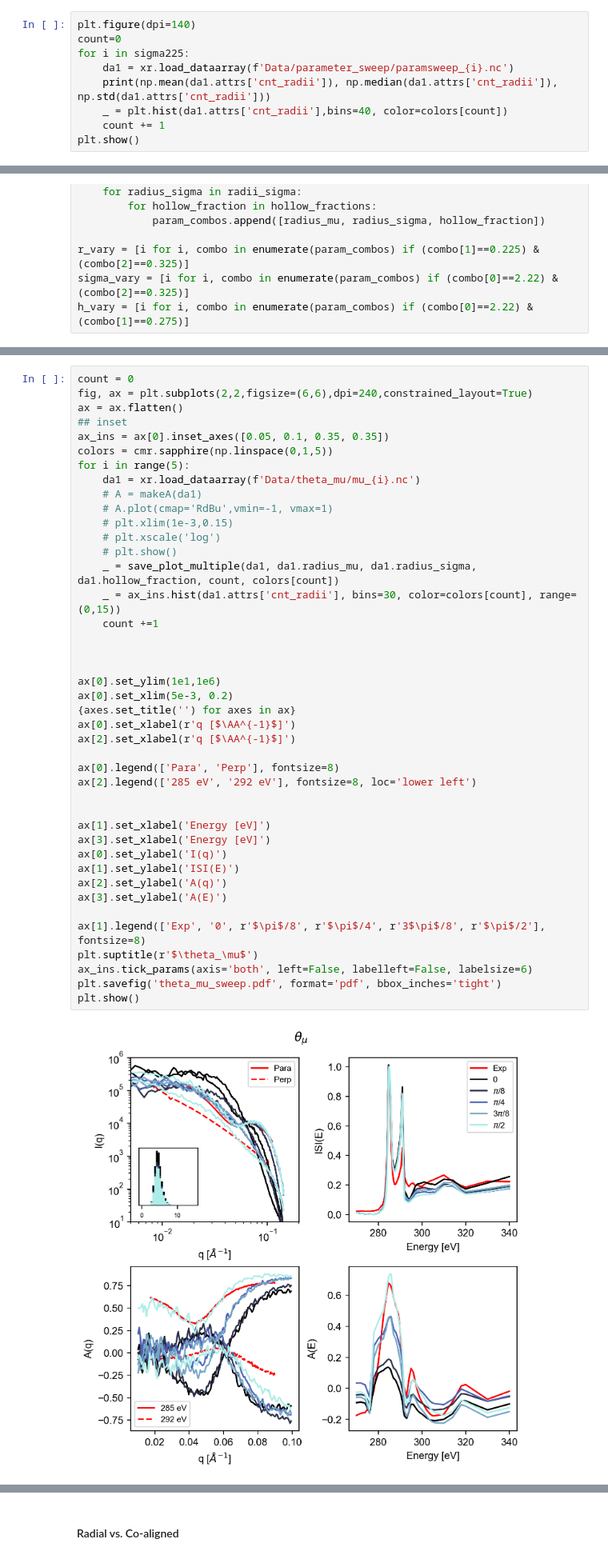
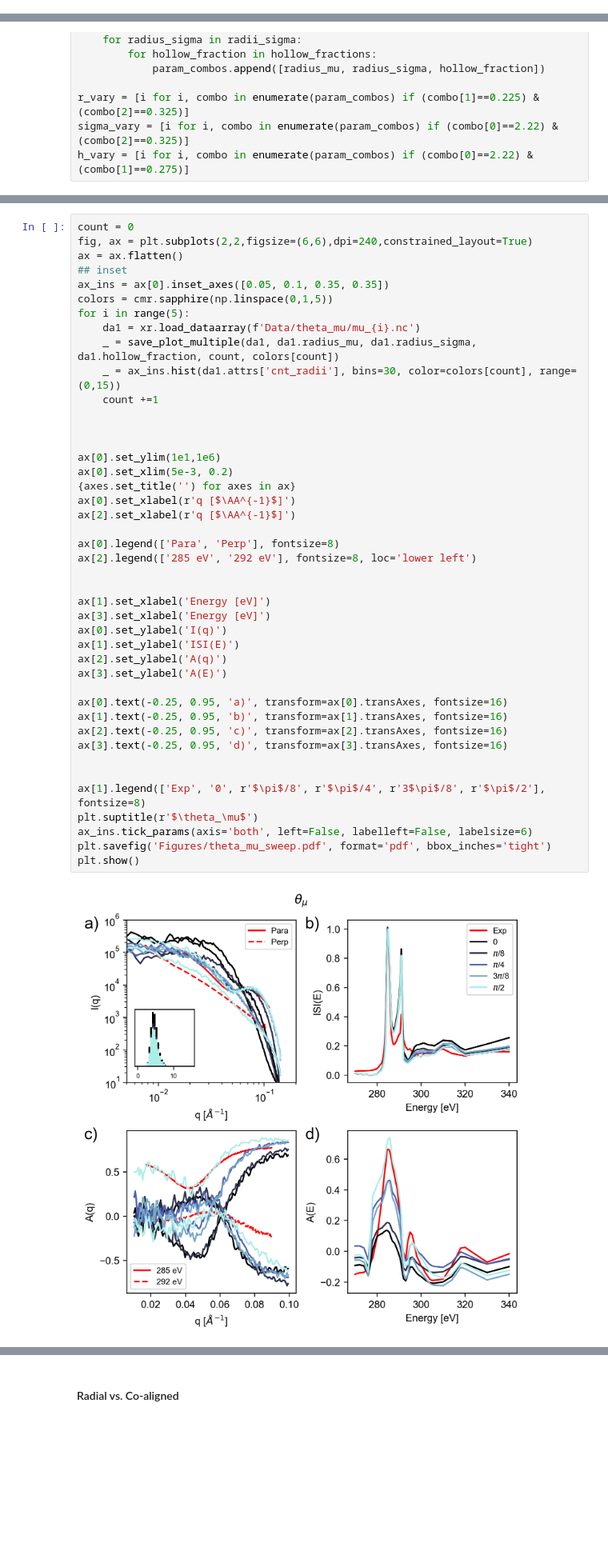
Before and after one commit to usnistgov/NRSS, a Jupyter notebook: src/NRSS_tutorials/MWCNTs/ParamSweepPlotting.ipynb, the cells around one changed output, grey strips where cells are left out. Shown at 80% size. Saved outputs shown, nothing was run; the diff lists cells and outputs as text; blank space fills up the shorter version.

Commit message:
adding paper figures

```diff
--- a/src/NRSS_tutorials/MWCNTs/ParamSweepPlotting.ipynb
+++ b/src/NRSS_tutorials/MWCNTs/ParamSweepPlotting.ipynb
@@ -31,15 +31,6 @@ exp_ax2_1 = A_exp.sel(energy=292).sel(q=slice(0.0175, 0.09))
 
 ### lower right plot
 exp_ax3= A_exp.sel(q=slice(0.06, 0.07)).mean('q')
-# %%
-plt.figure(dpi=140)
-count=0
-for i in sigma225:
-    da1 = xr.load_dataarray(f'Data/parameter_sweep/paramsweep_{i}.nc')
-    print(np.mean(da1.attrs['cnt_radii']), np.median(da1.attrs['cnt_radii']), np.std(da1.attrs['cnt_radii']))
-    _ = plt.hist(da1.attrs['cnt_radii'],bins=40, color=colors[count])
-    count += 1
-plt.show()
 # %%
 def save_plot_multiple(simulation_chi, radius_value, radius_sigma_value, hollow_value, count,color):
     if count == 0:
@@ -227,41 +211,42 @@ ax_ins = ax[0].inset_axes([0.05, 0.1, 0.35, 0.35])
 colors = cmr.sapphire(np.linspace(0,1,5))
 for i in range(5):
     da1 = xr.load_dataarray(f'Data/theta_mu/mu_{i}.nc')
-    # A = makeA(da1)
-    # A.plot(cmap='RdBu',vmin=-1, vmax=1)
-    # plt.xlim(1e-3,0.15)
-    # plt.xscale('log')
-    # plt.show()
     _ = save_plot_multiple(da1, da1.radius_mu, da1.radius_sigma, da1.hollow_fraction, count, colors[count])
     _ = ax_ins.hist(da1.attrs['cnt_radii'], bins=30, color=colors[count], range=(0,15))
     count +=1
 
 
 
 ax[0].set_ylim(1e1,1e6)
 ax[0].set_xlim(5e-3, 0.2)
 {axes.set_title('') for axes in ax}
 ax[0].set_xlabel(r'q [$\AA^{-1}$]')
 ax[2].set_xlabel(r'q [$\AA^{-1}$]')
 
 ax[0].legend(['Para', 'Perp'], fontsize=8)
 ax[2].legend(['285 eV', '292 eV'], fontsize=8, loc='lower left')
 
 
 ax[1].set_xlabel('Energy [eV]')
 ax[3].set_xlabel('Energy [eV]')
 ax[0].set_ylabel('I(q)')
 ax[1].set_ylabel('ISI(E)')
 ax[2].set_ylabel('A(q)')
 ax[3].set_ylabel('A(E)')
 
+ax[0].text(-0.25, 0.95, 'a)', transform=ax[0].transAxes, fontsize=16)
+ax[1].text(-0.25, 0.95, 'b)', transform=ax[1].transAxes, fontsize=16)
+ax[2].text(-0.25, 0.95, 'c)', transform=ax[2].transAxes, fontsize=16)
+ax[3].text(-0.25, 0.95, 'd)', transform=ax[3].transAxes, fontsize=16)
+
+
 ax[1].legend(['Exp', '0', r'$\pi$/8', r'$\pi$/4', r'3$\pi$/8', r'$\pi$/2'], fontsize=8)
 plt.suptitle(r'$\theta_\mu$')
 ax_ins.tick_params(axis='both', left=False, labelleft=False, labelsize=6)
-plt.savefig('theta_mu_sweep.pdf', format='pdf', bbox_inches='tight')
+plt.savefig('Figures/theta_mu_sweep.pdf', format='pdf', bbox_inches='tight')
 plt.show()
 # %% [output]
-[figure, old version]
+[figure, new version]
 # %%
 count = 0
 fig, ax = plt.subplots(2,2,figsize=(6,6),dpi=240,constrained_layout=True)
```
Also changed, not shown: parts of 12 cells of this notebook, 18 other files.
